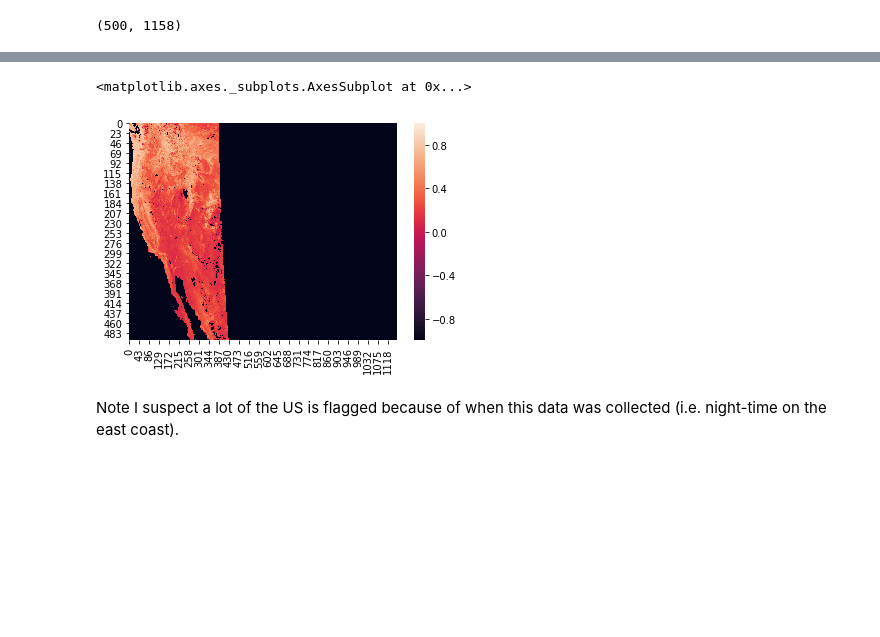
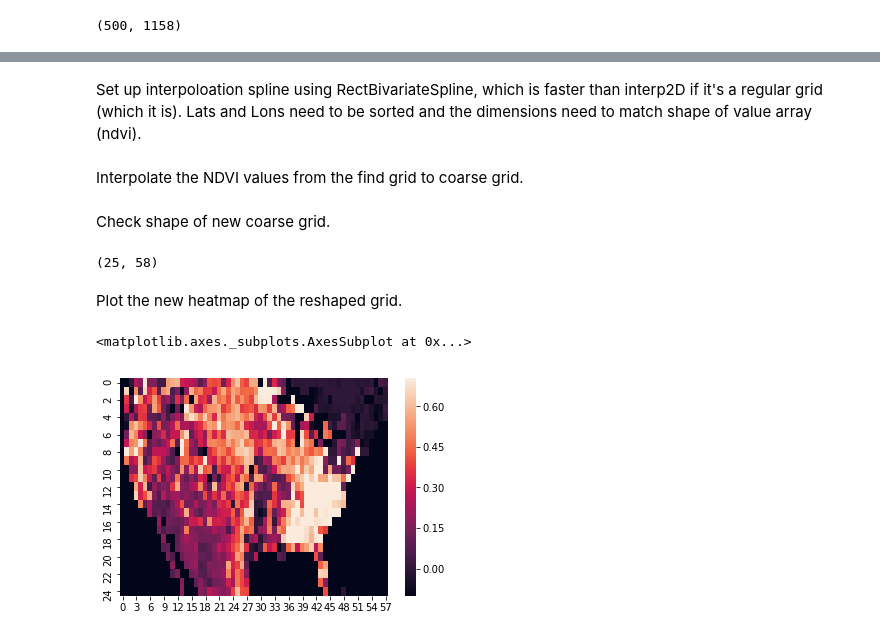
Before and after one commit to RyanGan/fire_predictor, a Jupyter notebook: py_scripts/ndvi_coords.ipynb, the cells around one changed output, grey strips where cells are left out. Saved outputs shown, nothing was run; the diff lists cells and outputs as text; code cells hidden in the pictures; blank space fills up the shorter version.

Commit message:
figured out temperature regrid for model time period

```diff
--- a/py_scripts/ndvi_coords.ipynb
+++ b/py_scripts/ndvi_coords.ipynb
@@ -101,7 +105,7 @@ print(lat_li, lat_ui, lon_li, lon_ui)
 Subset US NDVI.
 # %%
 # subset us lon
-lon_us = lon[lon_li:lon_ui]-360
+lon_us = lon[lon_li:lon_ui]
 # subset us lat
 lat_us = lat[lat_li:lat_ui]
 # print dimensions
@@ -124,0 +156,7 @@ np.shape(ndvi_us)
+# %%
+# custom grids for every degree
+# vectors
+grid_lat = np.arange(np.min(lat_us), np.max(lat_us), 1)
+grid_lon = np.arange(np.min(lon_us), np.max(lon_us), 1)
+# mesh grid array
+glons, glats = np.meshgrid(grid_lon, grid_lat)
@@ -125,7 +171,24 @@ np.shape(ndvi_us)
+# %% [markdown]
+Set up interpoloation spline using RectBivariateSpline, which is faster than interp2D if it's a regular grid (which it is). Lats and Lons need to be sorted and the dimensions need to match shape of value array (ndvi).
+# %%
+# set up interp spline, coordinates need to be 1D arrays, and match the shape of the 3d array.
+interp_spline = interpolate.RectBivariateSpline(sorted(lat_us), lon_us, ndvi_us)
+# %% [markdown]
+Interpolate the NDVI values from the find grid to coarse grid.
+# %%
+# interpolate to new grid
+ndvi_coarse = interp_spline(grid_lat, grid_lon)
+# %% [markdown]
+Check shape of new coarse grid.
+# %%
+# shape of coarse grid
+np.shape(ndvi_coarse)
+# %% [output]
+(25, 58)
+# %% [markdown]
+Plot the new heatmap of the reshaped grid.
 # %%
-sns.heatmap(ndvi_us, vmin = -1, vmax=1)
+sns.heatmap(ndvi_coarse, vmin = -0.1, vmax = 0.703)
 # %% [output]
 <matplotlib.axes._subplots.AxesSubplot at 0x...>
-[figure, old version]
+[figure, new version]
-# %% [markdown]
-Note I suspect a lot of the US is flagged because of when this data was collected (i.e. night-time on the east coast).
```
Also changed, not shown: parts of 23 cells of this notebook, 2 other files.
